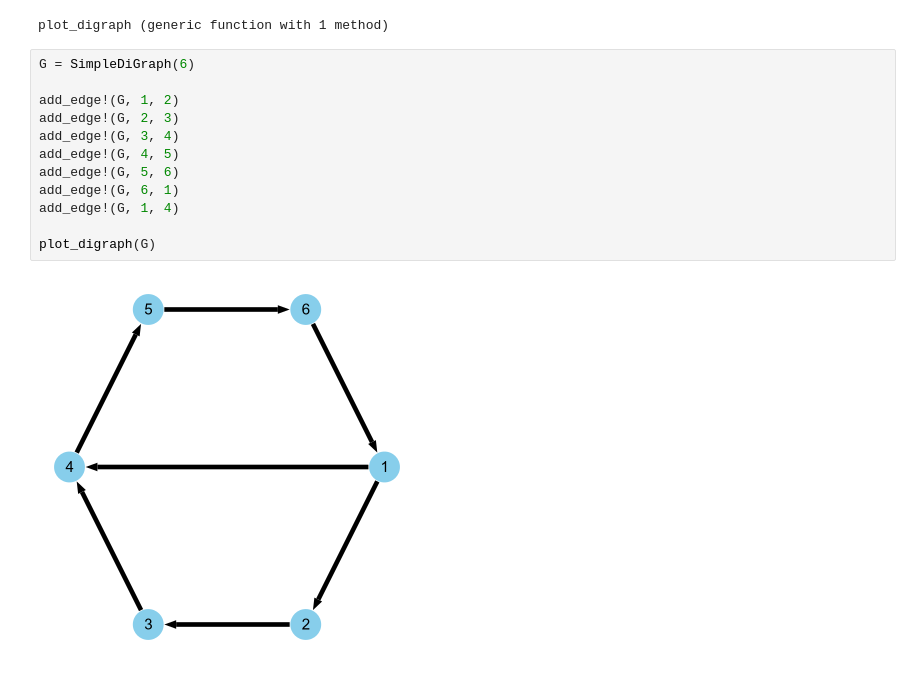
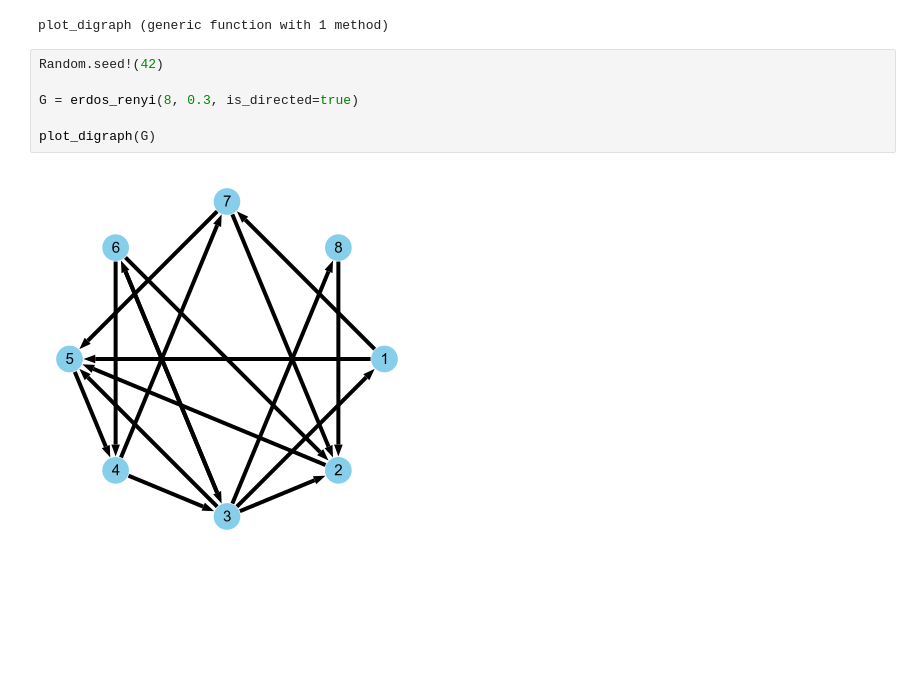
Before and after one commit to Ege-Guler/majority_colouring, a Jupyter notebook: notebooks/graph_generation.ipynb, the cells around one changed output. Cells and saved outputs as stored; diff of their text form; blank space fills up the shorter version.

Commit message:
added random graph generation using erdos_renyi

```diff
--- a/notebooks/graph_generation.ipynb
+++ b/notebooks/graph_generation.ipynb
@@ -47,16 +47,10 @@ end
 # %% [output]
 plot_digraph (generic function with 1 method)
 # %%
-G = SimpleDiGraph(6)
+Random.seed!(42)
 
-add_edge!(G, 1, 2)
-add_edge!(G, 2, 3)
-add_edge!(G, 3, 4)
-add_edge!(G, 4, 5)
-add_edge!(G, 5, 6)
-add_edge!(G, 6, 1)
-add_edge!(G, 1, 4)
+G = erdos_renyi(8, 0.3, is_directed=true)
 
 plot_digraph(G)
 # %% [output]
-[figure, old version]
+[figure, new version]
```
